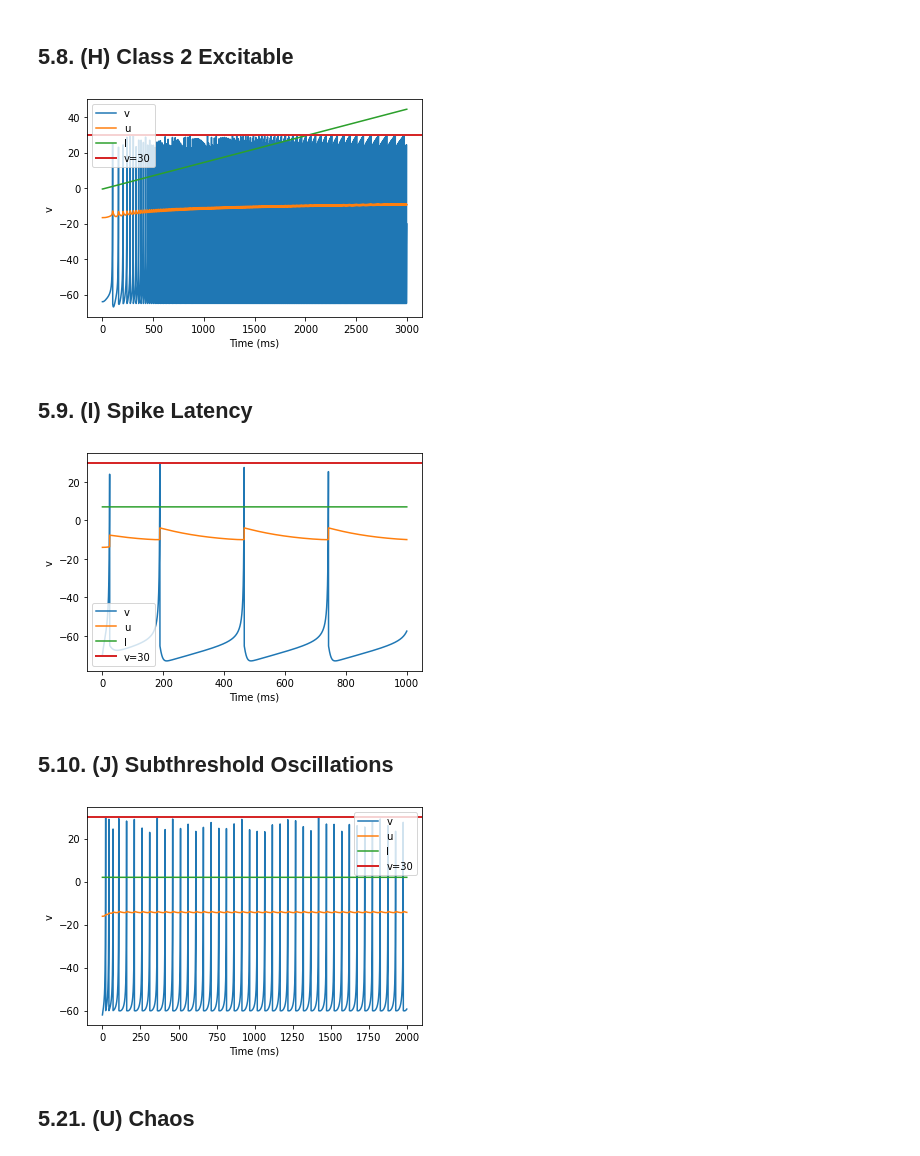
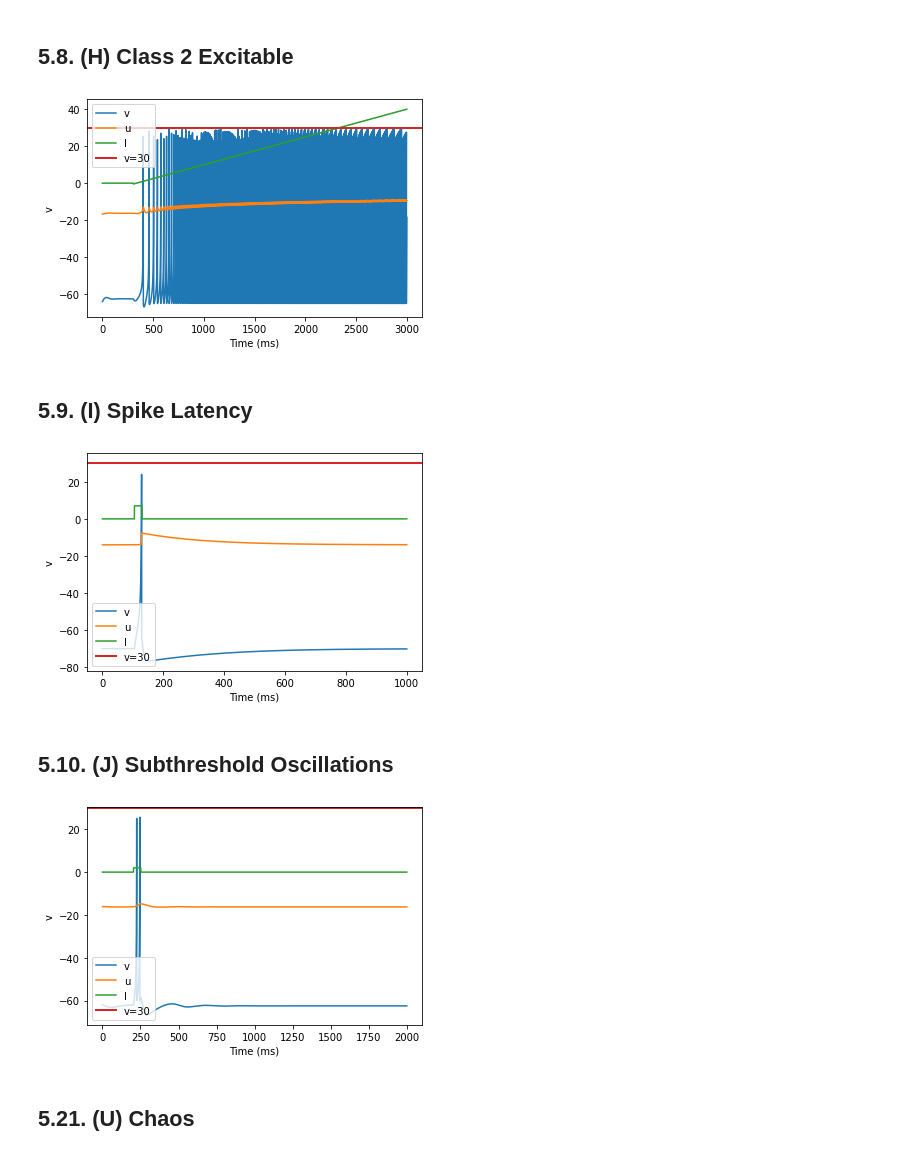
Before and after one commit to juletx/spiking-neural-network, a Jupyter notebook: notebooks/P44_Izhikevich_SNN_Model_NN_D2.ipynb, the cells around one changed output. Cells and saved outputs as stored; diff of their text form; code cells hidden in the pictures.

```diff
--- a/notebooks/P44_Izhikevich_SNN_Model_NN_D2.ipynb
+++ b/notebooks/P44_Izhikevich_SNN_Model_NN_D2.ipynb
@@ -208,21 +210,23 @@ model(b=-0.1, c=-55, d=6, fI='0.075*t/ms', V=-60, tau=1/0.25, duration=3000)
 # %% [markdown]
 ## 5.8. (H) Class 2 Excitable
 # %%
-model(a=0.2, b=0.26, d=0, fI='-0.5+0.015*t/ms', V=-64, tau=1/0.25, duration=3000)
+# The duration is too high and I increases too much
+model(a=0.2, b=0.26, d=0, fI='int(t/ms>300)*(-0.5+0.015*(t/ms-300)) + int(t/ms<=300)*0', V=-64, tau=1/0.25, duration=3000)
 # %% [output]
-[figure, old version]
+[figure, new version]
 # %% [markdown]
 ## 5.9. (I) Spike Latency
 # %%
-model(d=6, fI='7.04', V=-70, tau=1/0.2, duration=1000)
+# There is not any spike latency
+model(d=6, fI='int(t/ms>100 and t/ms<130)*7.04 + int(t/ms<=100 and t/ms>=130)*0', V=-70, tau=1/0.2, duration=1000)
 # %% [output]
-[figure, old version]
+[figure, new version]
 # %% [markdown]
 ## 5.10. (J) Subthreshold Oscillations
 # %%
-model(a=0.05, b=0.26, c=-60, d=0, fI='2', V=-62, tau=1/0.25, duration=2000)
+model(a=0.05, b=0.26, c=-60, d=0, fI='int(t/ms>200 and t/ms<250)*2 + int(t/ms<=200 and t/ms>=250)*0', V=-62, tau=1/0.25, duration=2000)
 # %% [output]
-[figure, old version]
+[figure, new version]
 # %% [markdown]
 ## 5.21. (U) Chaos
 # %%
```
Also changed, not shown: parts of 9 cells of this notebook.
